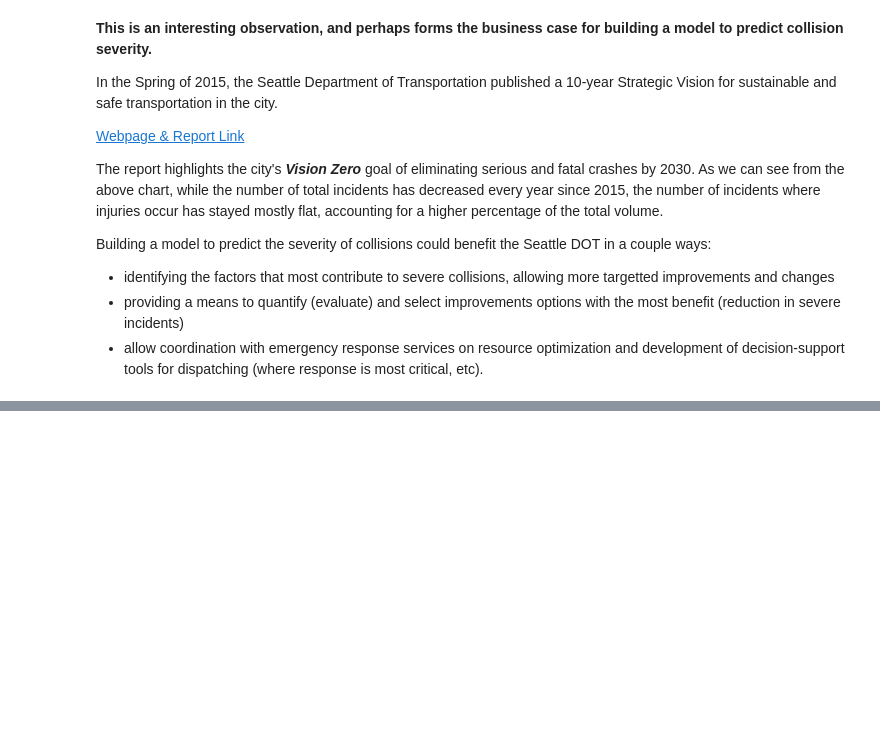
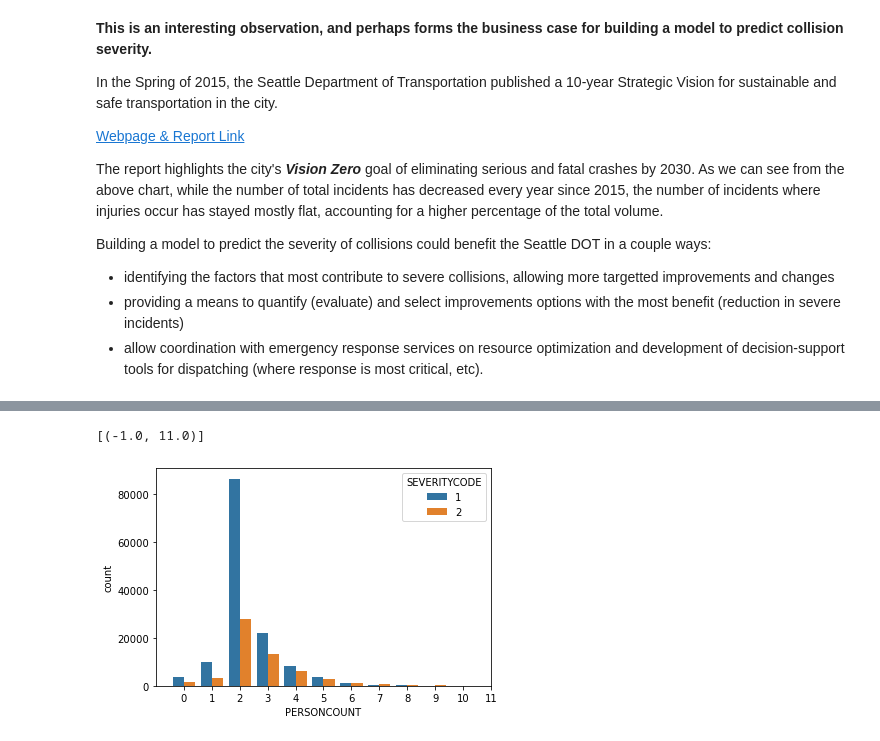
Before and after one commit to samjsteffes/Coursera_Capstone, a Jupyter notebook: capstone_sjsnb.ipynb, the cells around one changed output, grey strips where cells are left out. Drawn from its saved outputs; the diff is of its cells as text; code cells hidden in the pictures; blank space fills up the shorter version.

```diff
--- a/capstone_sjsnb.ipynb
+++ b/capstone_sjsnb.ipynb
@@ -233,0 +352,8 @@ df_exp.head()
+# %%
+#lets graph the count of property vs injury collisions for the different personcounts
+#lets cut the graph off at 11 which is the last count with >50 samples
+ax = sns.countplot(x='PERSONCOUNT',hue='SEVERITYCODE',data=df_exp)
+ax.set(xlim=(-1,11))
+# %% [output]
+[(-1.0, 11.0)]
+[figure, added]
```
Also changed, not shown: parts of 49 cells of this notebook, 2 other files.
